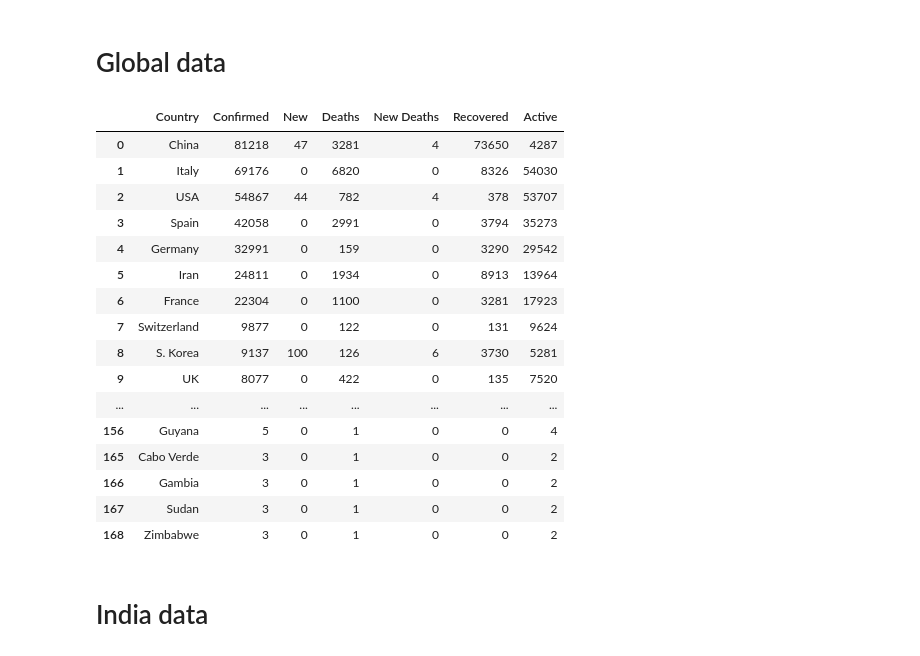
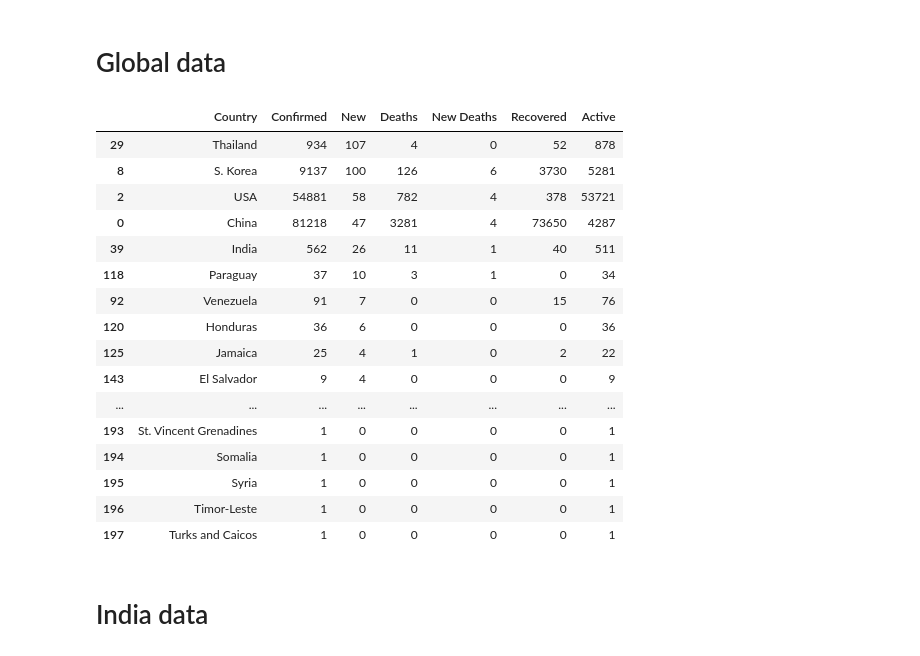
Before and after one commit to bhavsarpratik/covid19-tracker, a Jupyter notebook: notebooks/telegram.ipynb, the cells around one changed output. Cells and saved outputs as stored; diff of their text form; code cells hidden in the pictures.

```diff
--- a/notebooks/telegram.ipynb
+++ b/notebooks/telegram.ipynb
@@ -16,48 +16,46 @@ pd.set_option('display.max_rows', 500)
 # %%
 def get_data():
     url = 'https://www.worldometers.info/coronavirus'
     page = requests.get(url)
     doc = lh.fromstring(page.content)
     tr_elements = doc.xpath('//*[@id="main_table_countries_today"]/tbody[1]')
     rows = []
     #For each row, store each first element (header) and an empty list
     for t in tr_elements[0]:
         row = [x.text_content() for x in t.findall('td')[:-1]]
         rows.append(row)
 
     columns = ['Country', 'Confirmed', 'New', 'Deaths',
                'New Deaths', 'Recovered', 'Active', 'x', 'x']
     df = pd.DataFrame(rows, columns=columns)
-    df = df.replace('', 0).iloc[:, :-2]
+    df = df.astype(str).replace('', 0).iloc[:, :-2]
 
     for col in df.columns[1:]:
-        df[col] = df[col].astype(str).str.replace(' ', '').replace(
-            ',', '', regex=True).replace('+', '').apply(pd.to_numeric)
+        df[col] = df[col].str.replace(' ', '').replace(
+            ',', '', regex=True).replace('+', '').apply(pd.to_numeric).fillna(0).astype(int)
 
-    df.dropna(inplace=True)
-    df['Deaths'] = df['Deaths'].astype(int)
-    return df
+    return df.sort_values(['New', 'Confirmed'], ascending=False)
 
 df = get_data()
 df.head(300)
 # %% [output]
 |  | Country | Confirmed | New | Deaths | New Deaths | Recovered | Active |
+| 29 | Thailand | 934 | 107 | 4 | 0 | 52 | 878 |
+| 8 | S. Korea | 9137 | 100 | 126 | 6 | 3730 | 5281 |
+| 2 | USA | 54881 | 58 | 782 | 4 | 378 | 53721 |
 | 0 | China | 81218 | 47 | 3281 | 4 | 73650 | 4287 |
-| 1 | Italy | 69176 | 0 | 6820 | 0 | 8326 | 54030 |
-| 2 | USA | 54867 | 44 | 782 | 4 | 378 | 53707 |
-| 3 | Spain | 42058 | 0 | 2991 | 0 | 3794 | 35273 |
-| 4 | Germany | 32991 | 0 | 159 | 0 | 3290 | 29542 |
-| 5 | Iran | 24811 | 0 | 1934 | 0 | 8913 | 13964 |
-| 6 | France | 22304 | 0 | 1100 | 0 | 3281 | 17923 |
-| 7 | Switzerland | 9877 | 0 | 122 | 0 | 131 | 9624 |
-| 8 | S. Korea | 9137 | 100 | 126 | 6 | 3730 | 5281 |
-| 9 | UK | 8077 | 0 | 422 | 0 | 135 | 7520 |
+| 39 | India | 562 | 26 | 11 | 1 | 40 | 511 |
+| 118 | Paraguay | 37 | 10 | 3 | 1 | 0 | 34 |
+| 92 | Venezuela | 91 | 7 | 0 | 0 | 15 | 76 |
+| 120 | Honduras | 36 | 6 | 0 | 0 | 0 | 36 |
+| 125 | Jamaica | 25 | 4 | 1 | 0 | 2 | 22 |
+| 143 | El Salvador | 9 | 4 | 0 | 0 | 0 | 9 |
 | ... | ... | ... | ... | ... | ... | ... | ... |
-| 156 | Guyana | 5 | 0 | 1 | 0 | 0 | 4 |
-| 165 | Cabo Verde | 3 | 0 | 1 | 0 | 0 | 2 |
-| 166 | Gambia | 3 | 0 | 1 | 0 | 0 | 2 |
-| 167 | Sudan | 3 | 0 | 1 | 0 | 0 | 2 |
-| 168 | Zimbabwe | 3 | 0 | 1 | 0 | 0 | 2 |
+| 193 | St. Vincent Grenadines | 1 | 0 | 0 | 0 | 0 | 1 |
+| 194 | Somalia | 1 | 0 | 0 | 0 | 0 | 1 |
+| 195 | Syria | 1 | 0 | 0 | 0 | 0 | 1 |
+| 196 | Timor-Leste | 1 | 0 | 0 | 0 | 0 | 1 |
+| 197 | Turks and Caicos | 1 | 0 | 0 | 0 | 0 | 1 |
 # %% [markdown]
 # India data
 # %%
```
Also changed, not shown: 2 other files.
